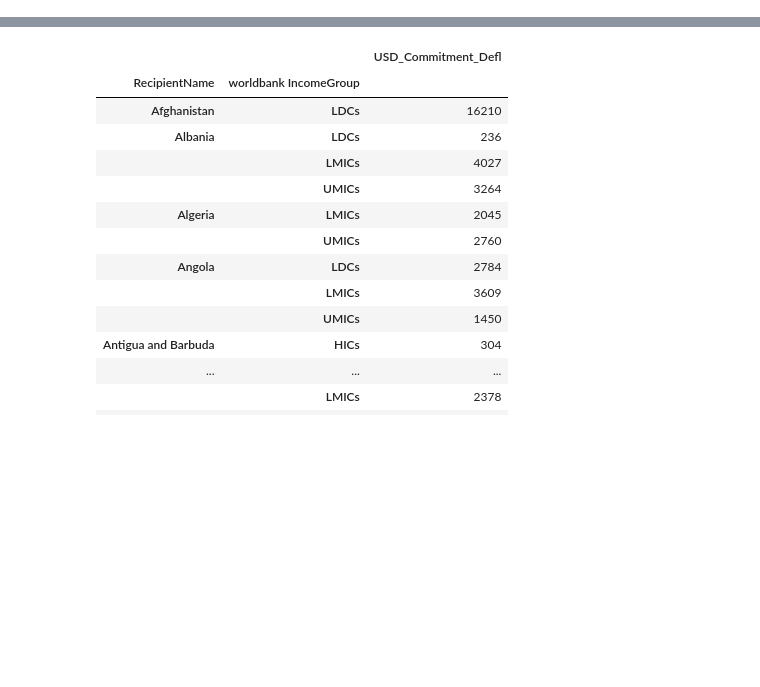
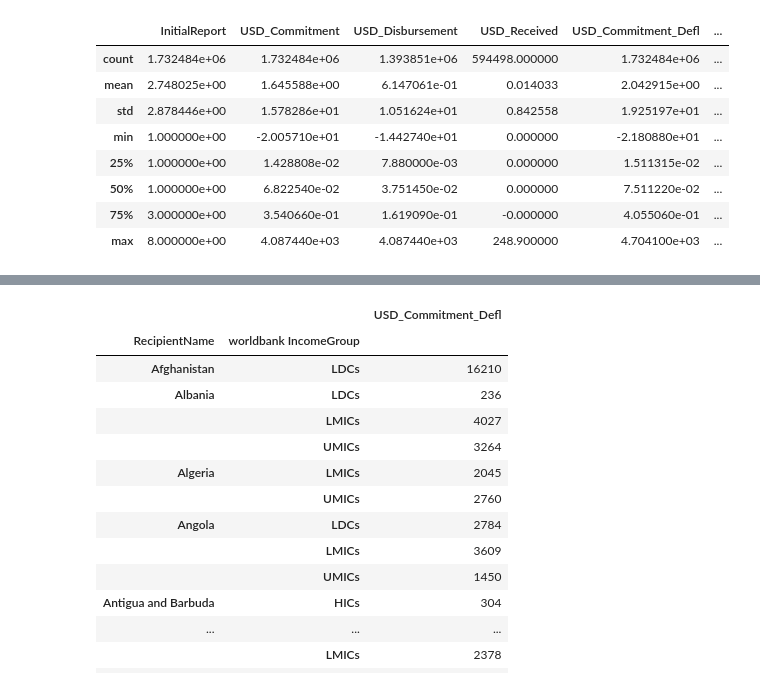
Before and after one commit to die-tageszeitung/water-data, a Jupyter notebook: ipynb_notebooks/Merge Worldbank Data and add historical data for Incomegroup classification.ipynb, the cells around one changed output, grey strips where cells are left out. Saved outputs shown, nothing was run; the diff lists cells and outputs as text; code cells hidden in the pictures; blank space fills up the shorter version.

```diff
--- a/ipynb_notebooks/Merge Worldbank Data and add historical data for Incomegroup classification.ipynb
+++ b/ipynb_notebooks/Merge Worldbank Data and add historical data for Incomegroup classification.ipynb
@@ -67,6 +91,18 @@ oecddf = oecddf[oecddf['RecipientCode'].isin(codemapping)]
 | 50% | 1.000000 | 0.104347 | 0.056680 | 0.000000 | 0.117068 | ... |
 | 75% | 3.000000 | 0.513626 | 0.279110 | -0.000000 | 0.582532 | ... |
 | max | 8.000000 | 6585.080000 | 6585.080000 | 68.883800 | 7209.450000 | ... |
+# %%
+oecddf.describe()
+# %% [output]
+|  | InitialReport | USD_Commitment | USD_Disbursement | USD_Received | USD_Commitment_Defl | ... |
+| count | 1.732484e+06 | 1.732484e+06 | 1.393851e+06 | 594498.000000 | 1.732484e+06 | ... |
+| mean | 2.748025e+00 | 1.645588e+00 | 6.147061e-01 | 0.014033 | 2.042915e+00 | ... |
+| std | 2.878446e+00 | 1.578286e+01 | 1.051624e+01 | 0.842558 | 1.925197e+01 | ... |
+| min | 1.000000e+00 | -2.005710e+01 | -1.442740e+01 | 0.000000 | -2.180880e+01 | ... |
+| 25% | 1.000000e+00 | 1.428808e-02 | 7.880000e-03 | 0.000000 | 1.511315e-02 | ... |
+| 50% | 1.000000e+00 | 6.822540e-02 | 3.751450e-02 | 0.000000 | 7.511220e-02 | ... |
+| 75% | 3.000000e+00 | 3.540660e-01 | 1.619090e-01 | -0.000000 | 4.055060e-01 | ... |
+| max | 8.000000e+00 | 4.087440e+03 | 4.087440e+03 | 248.900000 | 4.704100e+03 | ... |
 # %%
 # only relevant features
 idf = extract_features(oecddf,features=default_features)
```
Also changed, not shown: parts of 7 cells of this notebook.
